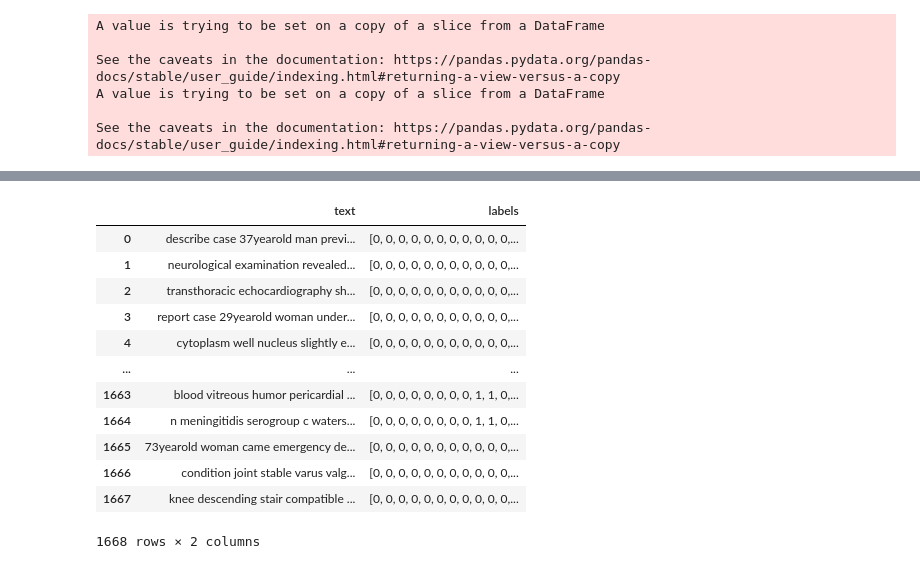
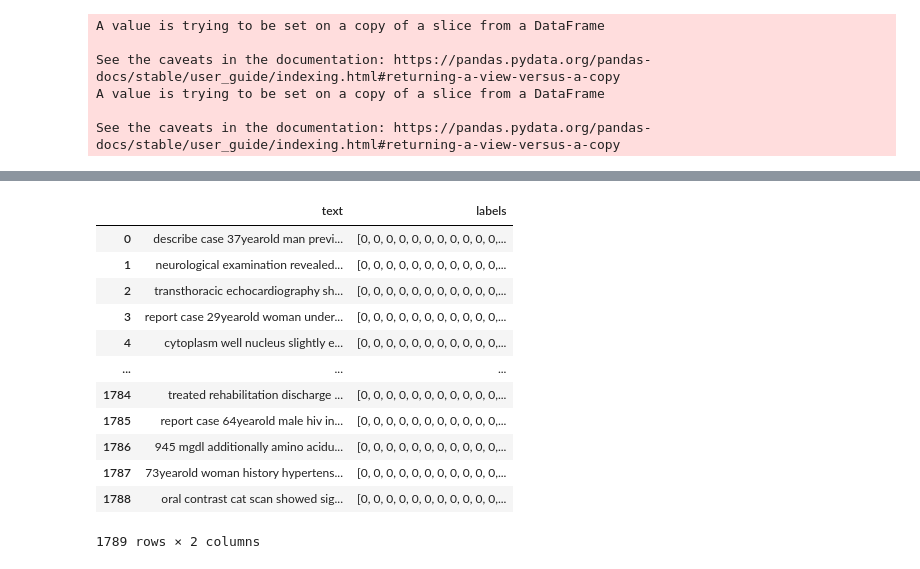
Before and after one commit to SachinKrishan/eHealth-clef-2020, a Jupyter notebook: eHealth.ipynb, the cells around one changed output, grey strips where cells are left out. Cells and saved outputs as stored; diff of their text form; code cells hidden in the pictures.

```diff
--- a/eHealth.ipynb
+++ b/eHealth.ipynb
@@ -85,9 +86,9 @@ del devD_enc['file']
 
 dev['tar'] = devD_enc.values.tolist()
 
-train = pd.concat([train, dev.iloc[:200]])
+train = pd.concat([train, dev.iloc[:250]])
 
-dev = dev.iloc[200:]
+#dev = dev.iloc[200:]
 
 train = train.reset_index()
 #dev = dev.reset_index()
@@ -104,3 +105,17 @@ See the caveats in the documentation: https://pandas.pydata.org/pandas-docs/stab
 A value is trying to be set on a copy of a slice from a DataFrame
 
 See the caveats in the documentation: https://pandas.pydata.org/pandas-docs/stable/user_guide/indexing.html#returning-a-view-versus-a-copy
+# %%
+with open('labels.txt', 'w') as f:
+    for i in trainD_enc.columns:
+        f.write("%s\n" % i)
+# %%
+files = os.listdir('test/text_files_en/')
+test['files'] = files
+test['text'] = ""
+for i in range(len(files)):
+    f = open('test/text_files_en/'+ files[i], "r")
+    test['text'][i] = f.read()
+test.index = test['files']
+del test['files']
+test
@@ -148,22 +178,22 @@ def split_sentences(df, leng, overlap):               # leng is excluding the ov
             row += 1
     return new_df
 # %%
-temp = split_sentences(train, 100, 10)
+temp = split_sentences(train, 100, 30)
 temp
 # %% [output]
 |  | text | labels |
 | 0 | describe case 37yearold man previ... | [0, 0, 0, 0, 0, 0, 0, 0, 0, 0, 0,... |
 | 1 | neurological examination revealed... | [0, 0, 0, 0, 0, 0, 0, 0, 0, 0, 0,... |
 | 2 | transthoracic echocardiography sh... | [0, 0, 0, 0, 0, 0, 0, 0, 0, 0, 0,... |
 | 3 | report case 29yearold woman under... | [0, 0, 0, 0, 0, 0, 0, 0, 0, 0, 0,... |
 | 4 | cytoplasm well nucleus slightly e... | [0, 0, 0, 0, 0, 0, 0, 0, 0, 0, 0,... |
 | ... | ... | ... |
-| 1663 | blood vitreous humor pericardial ... | [0, 0, 0, 0, 0, 0, 0, 0, 1, 1, 0,... |
-| 1664 | n meningitidis serogroup c waters... | [0, 0, 0, 0, 0, 0, 0, 0, 1, 1, 0,... |
-| 1665 | 73yearold woman came emergency de... | [0, 0, 0, 0, 0, 0, 0, 0, 0, 0, 0,... |
-| 1666 | condition joint stable varus valg... | [0, 0, 0, 0, 0, 0, 0, 0, 0, 0, 0,... |
-| 1667 | knee descending stair compatible ... | [0, 0, 0, 0, 0, 0, 0, 0, 0, 0, 0,... |
+| 1784 | treated rehabilitation discharge ... | [0, 0, 0, 0, 0, 0, 0, 0, 0, 0, 0,... |
+| 1785 | report case 64yearold male hiv in... | [0, 0, 0, 0, 0, 0, 0, 0, 0, 0, 0,... |
+| 1786 | 945 mgdl additionally amino acidu... | [0, 0, 0, 0, 0, 0, 0, 0, 0, 0, 0,... |
+| 1787 | 73yearold woman history hypertens... | [0, 0, 0, 0, 0, 0, 0, 0, 0, 0, 0,... |
+| 1788 | oral contrast cat scan showed sig... | [0, 0, 0, 0, 0, 0, 0, 0, 0, 0, 0,... |
-1668 rows × 2 columns
+1789 rows × 2 columns
 # %%
 models = [['bert', 'bert-base-uncased'], ['roberta', 'roberta-base-uncased'], ['bert', 'emilyalsentzer/Bio_ClinicalBERT']]
 # %%
```
Also changed, not shown: parts of 10 cells of this notebook.
